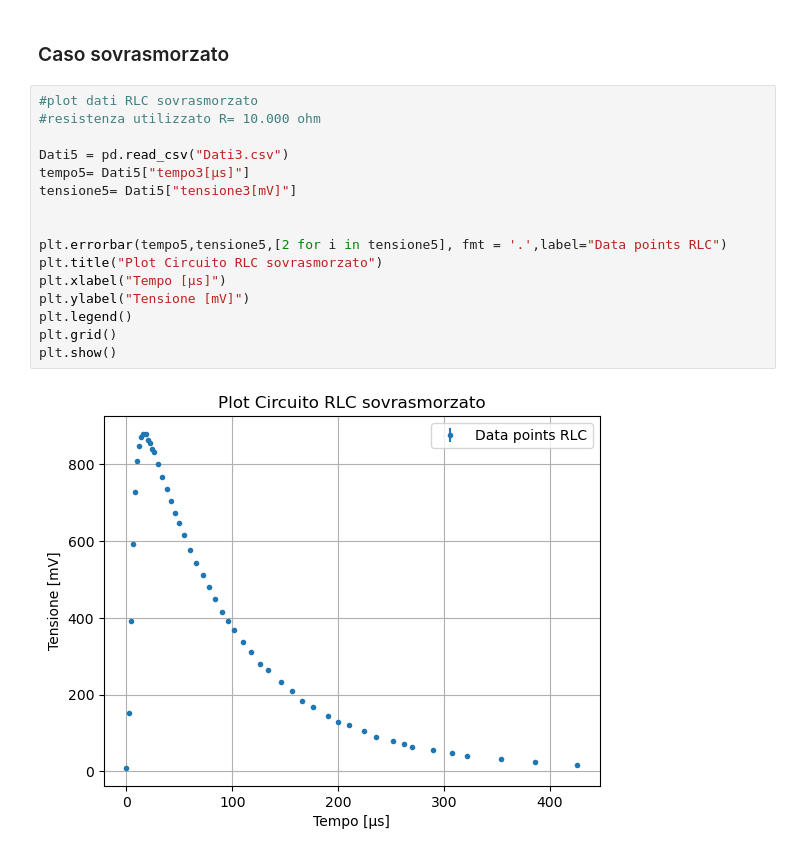
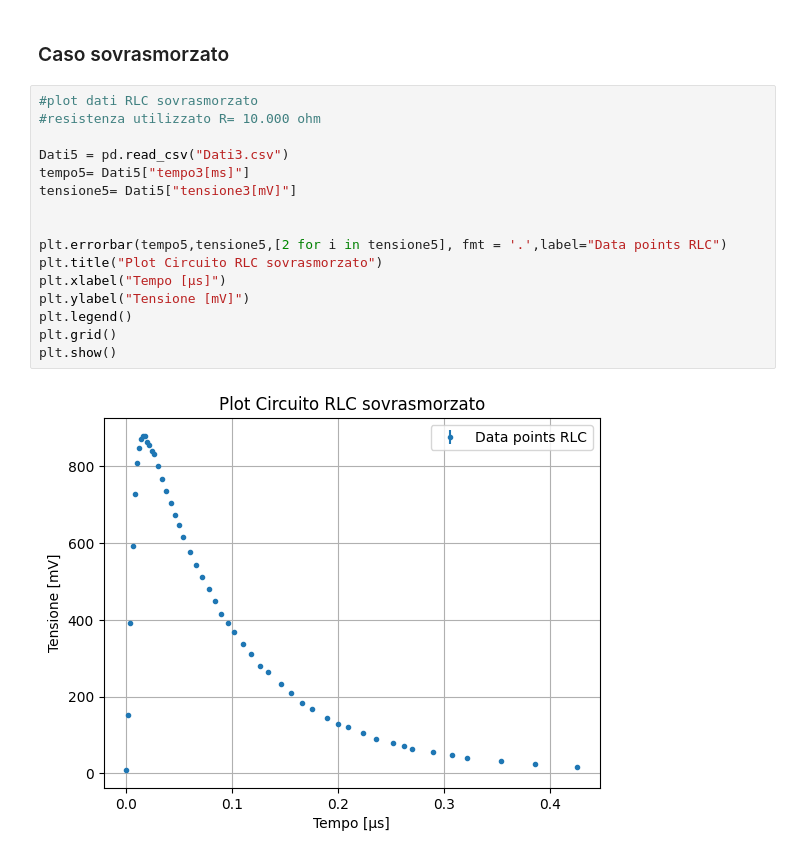
Before and after one commit to Pavar0tty/Laboratorio_2, a Jupyter notebook: Circuiti2/Analisi.ipynb, the cells around one changed output. Drawn from its saved outputs; the diff is of its cells as text.

```diff
--- a/Circuiti2/Analisi.ipynb
+++ b/Circuiti2/Analisi.ipynb
@@ -220,18 +223,18 @@ plt.show()
 # %%
 #plot dati RLC sovrasmorzato
 #resistenza utilizzato R= 10.000 ohm
 
 Dati5 = pd.read_csv("Dati3.csv")
-tempo5= Dati5["tempo3[µs]"]
+tempo5= Dati5["tempo3[ms]"]
 tensione5= Dati5["tensione3[mV]"]
 
 
 plt.errorbar(tempo5,tensione5,[2 for i in tensione5], fmt = '.',label="Data points RLC")
 plt.title("Plot Circuito RLC sovrasmorzato")
 plt.xlabel("Tempo [µs]")
 plt.ylabel("Tensione [mV]")
 plt.legend()
 plt.grid()
 plt.show()
 # %% [output]
-[figure, old version]
+[figure, new version]
```
Also changed, not shown: parts of 10 cells of this notebook, 3 other files.
